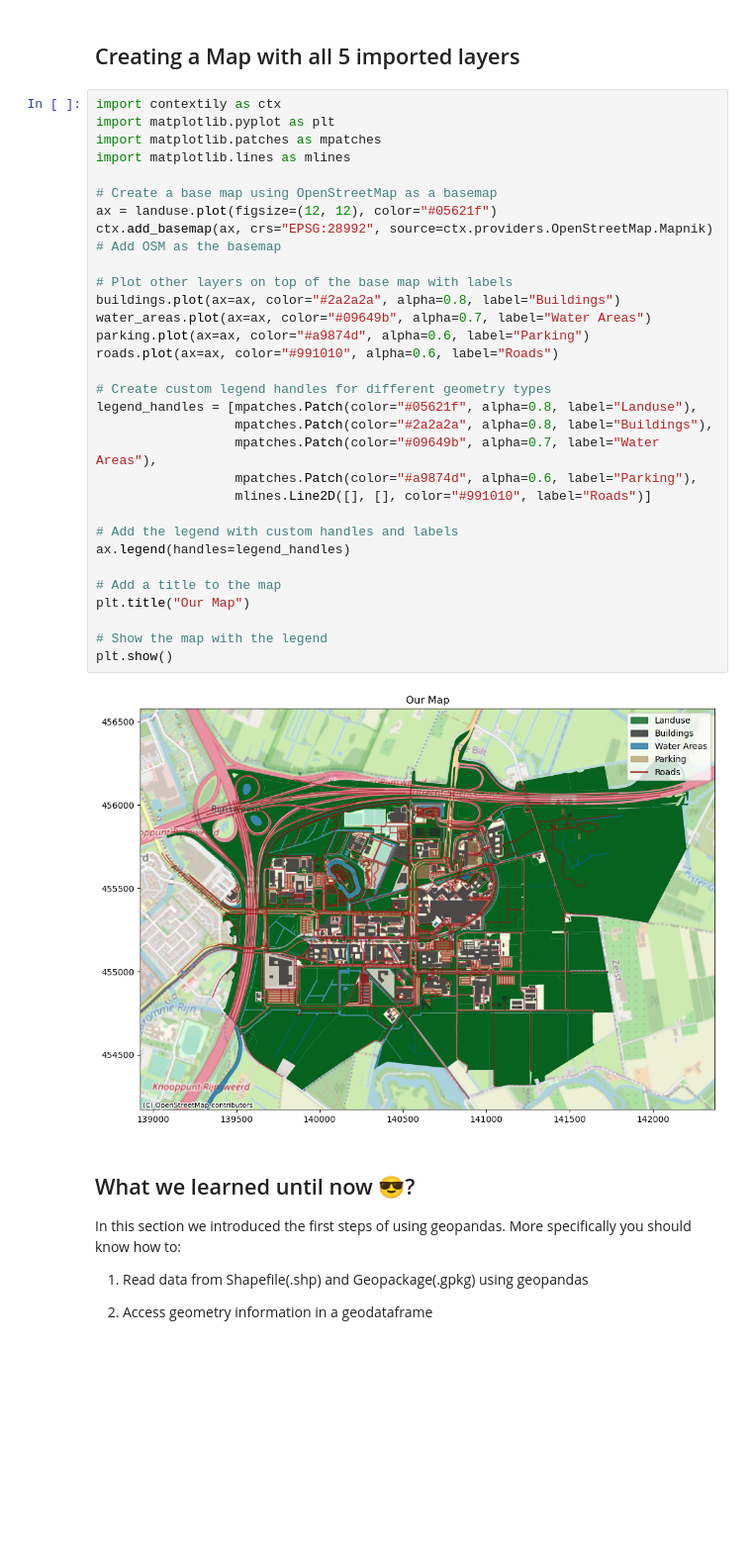
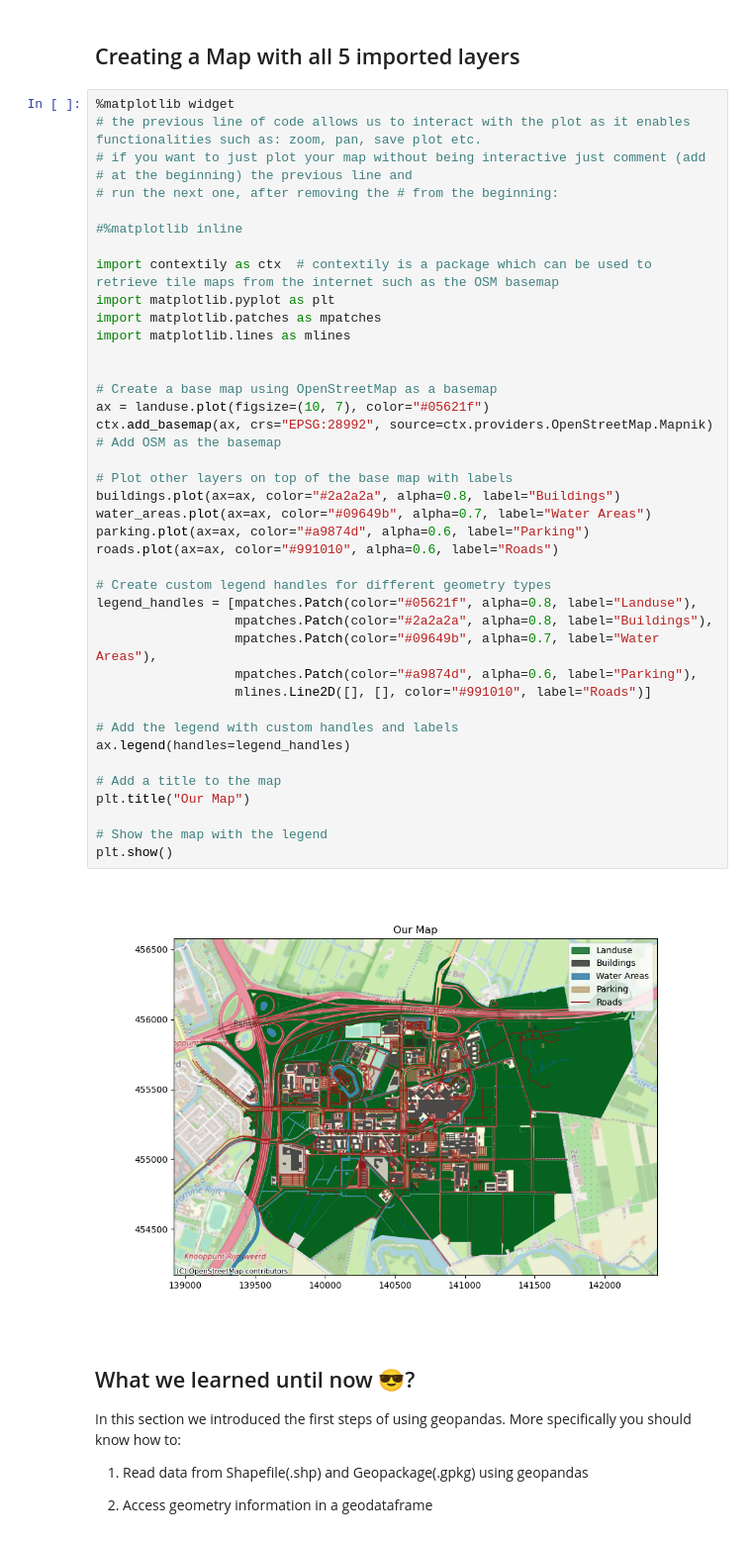
Before and after one commit to UtrechtUniversity/gis-python-power, a Jupyter notebook: notebooks/Vectors.ipynb, the cells around one changed output. Shown at 99% size. Drawn from its saved outputs; the diff is of its cells as text; blank space fills up the shorter version.

Commit message:
Update Vectors.ipynb
add interactivity to final plot & comments about the new added steps and imported libraries

```diff
--- a/notebooks/Vectors.ipynb
+++ b/notebooks/Vectors.ipynb
@@ -1063,38 +1063,46 @@ area_info.to_csv(os.path.join(result_folder, "landuse_class_areas.csv"), header=
 # %% [markdown]
 ## Creating a Map with all 5 imported layers
 # %%
-import contextily as ctx
+%matplotlib widget
+# the previous line of code allows us to interact with the plot as it enables functionalities such as: zoom, pan, save plot etc.
+# if you want to just plot your map without being interactive just comment (add # at the beginning) the previous line and
+# run the next one, after removing the # from the beginning:
+
+#%matplotlib inline
+
+import contextily as ctx  # contextily is a package which can be used to retrieve tile maps from the internet such as the OSM basemap
 import matplotlib.pyplot as plt
 import matplotlib.patches as mpatches
 import matplotlib.lines as mlines
 
+
 # Create a base map using OpenStreetMap as a basemap
-ax = landuse.plot(figsize=(12, 12), color="#05621f")
+ax = landuse.plot(figsize=(10, 7), color="#05621f")
 ctx.add_basemap(ax, crs="EPSG:28992", source=ctx.providers.OpenStreetMap.Mapnik)  # Add OSM as the basemap
 
 # Plot other layers on top of the base map with labels
 buildings.plot(ax=ax, color="#2a2a2a", alpha=0.8, label="Buildings")
 water_areas.plot(ax=ax, color="#09649b", alpha=0.7, label="Water Areas")
 parking.plot(ax=ax, color="#a9874d", alpha=0.6, label="Parking")
 roads.plot(ax=ax, color="#991010", alpha=0.6, label="Roads")
 
 # Create custom legend handles for different geometry types
 legend_handles = [mpatches.Patch(color="#05621f", alpha=0.8, label="Landuse"),
                   mpatches.Patch(color="#2a2a2a", alpha=0.8, label="Buildings"),
                   mpatches.Patch(color="#09649b", alpha=0.7, label="Water Areas"),
                   mpatches.Patch(color="#a9874d", alpha=0.6, label="Parking"),
                   mlines.Line2D([], [], color="#991010", label="Roads")]
 
 # Add the legend with custom handles and labels
 ax.legend(handles=legend_handles)
 
 # Add a title to the map
 plt.title("Our Map")
 
 # Show the map with the legend
 plt.show()
 # %% [output]
-[figure, old version]
+[figure, new version]
 # %% [markdown]
 ## What we learned until now 😎?
 
```
Also changed, not shown: parts of 1 cell of this notebook.
